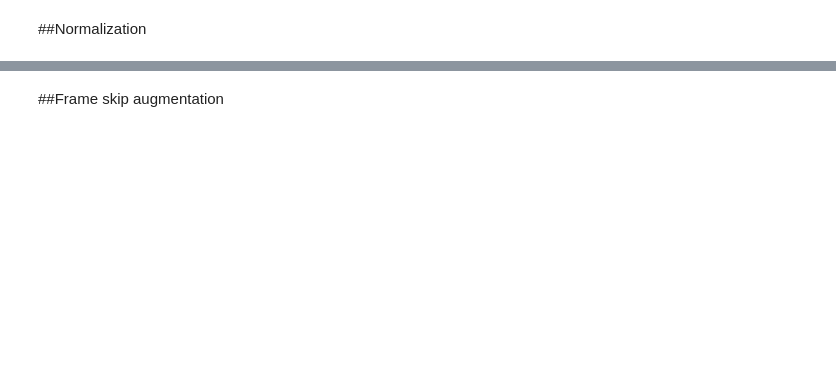
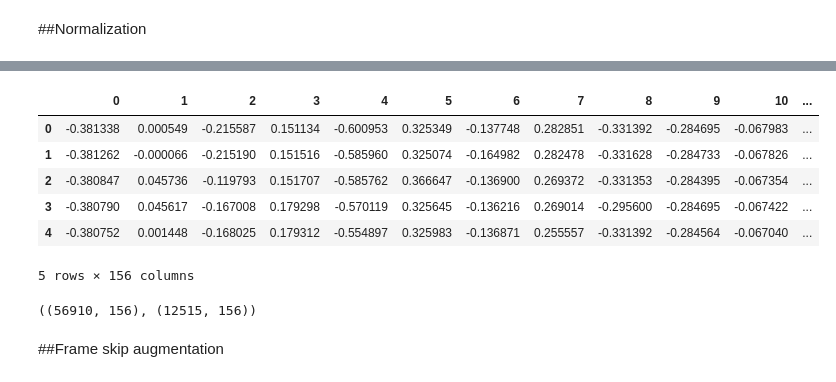
Before and after one commit to sangwookShin/sign_translator_django, a Jupyter notebook: colab/SLT_model.ipynb, the cells around one changed output, grey strips where cells are left out. Saved outputs shown, nothing was run; the diff lists cells and outputs as text; code cells hidden in the pictures; blank space fills up the shorter version.

```diff
--- a/colab/SLT_model.ipynb
+++ b/colab/SLT_model.ipynb
@@ -65,3 +112,17 @@ X_train, X_test = normalization.wh_method(X_train, X_test, without_face)
+# %%
+X_test.head()
+# %% [output]
+|  | 0 | 1 | 2 | 3 | 4 | 5 | 6 | 7 | 8 | 9 | 10 | ... |
+| 0 | -0.381338 | 0.000549 | -0.215587 | 0.151134 | -0.600953 | 0.325349 | -0.137748 | 0.282851 | -0.331392 | -0.284695 | -0.067983 | ... |
+| 1 | -0.381262 | -0.000066 | -0.215190 | 0.151516 | -0.585960 | 0.325074 | -0.164982 | 0.282478 | -0.331628 | -0.284733 | -0.067826 | ... |
+| 2 | -0.380847 | 0.045736 | -0.119793 | 0.151707 | -0.585762 | 0.366647 | -0.136900 | 0.269372 | -0.331353 | -0.284395 | -0.067354 | ... |
+| 3 | -0.380790 | 0.045617 | -0.167008 | 0.179298 | -0.570119 | 0.325645 | -0.136216 | 0.269014 | -0.295600 | -0.284695 | -0.067422 | ... |
+| 4 | -0.380752 | 0.001448 | -0.168025 | 0.179312 | -0.554897 | 0.325983 | -0.136871 | 0.255557 | -0.331392 | -0.284564 | -0.067040 | ... |
+5 rows × 156 columns
+# %%
+X_train.shape, X_test.shape
+# %% [output]
+((56910, 156), (12515, 156))
 # %% [markdown]
 ##Frame skip augmentation
 # %%
```
Also changed, not shown: parts of 21 cells of this notebook, 4 other files.
